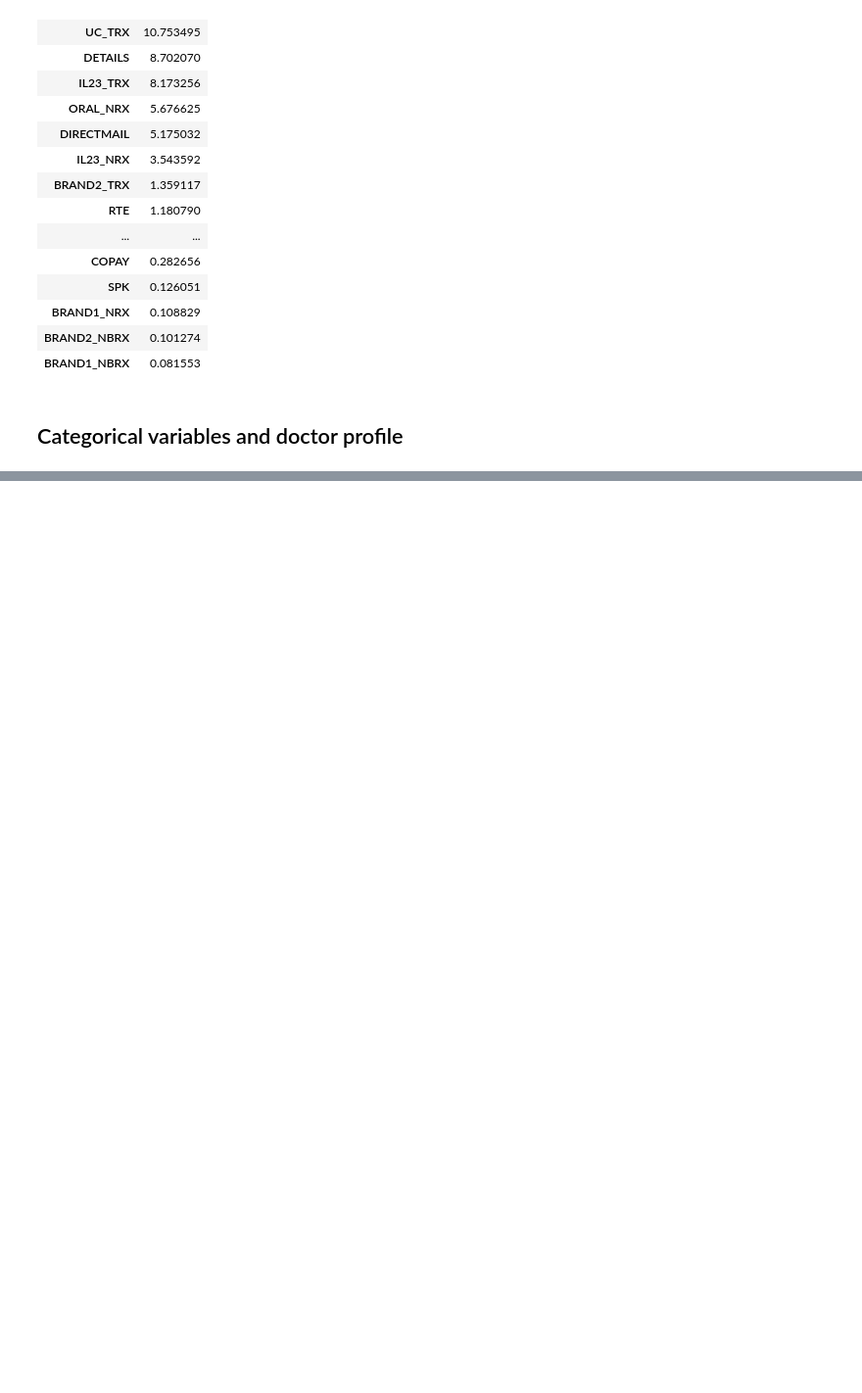
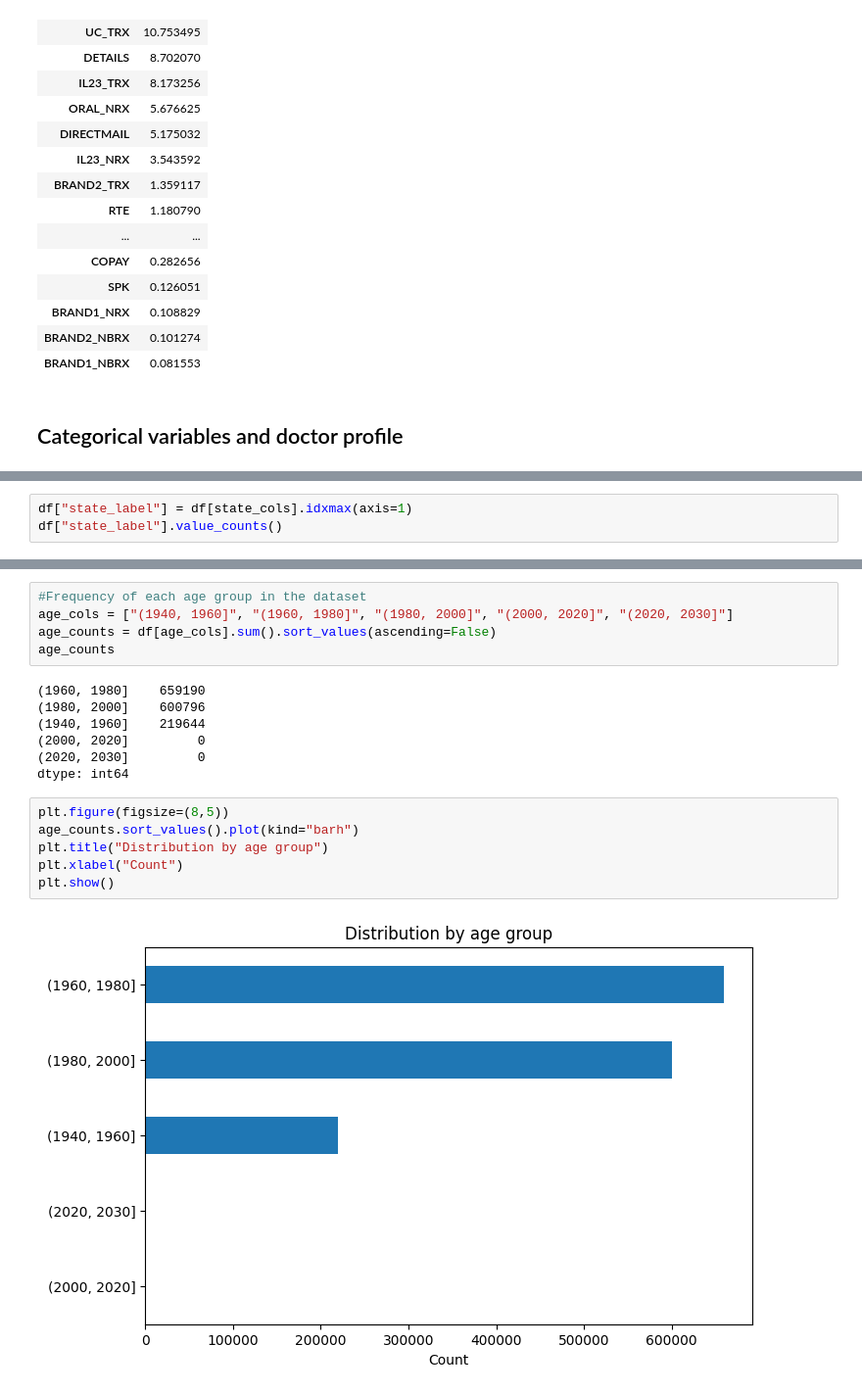
Before and after one commit to david-bazalduaa/Pfizer-segmentation-Ulcerative-Colitis, a Jupyter notebook: EDA_Omar.ipynb, the cells around one changed output, grey strips where cells are left out. Shown at 98% size. Cells and saved outputs as stored; diff of their text form; blank space fills up the shorter version.

```diff
--- a/EDA_Omar.ipynb
+++ b/EDA_Omar.ipynb
@@ -436,0 +494,3 @@ outlier_summary
+# %%
+df["state_label"] = df[state_cols].idxmax(axis=1)
+df["state_label"].value_counts()
@@ -436,0 +509,20 @@ outlier_summary
+# %%
+#Frequency of each age group in the dataset
+age_cols = ["(1940, 1960]", "(1960, 1980]", "(1980, 2000]", "(2000, 2020]", "(2020, 2030]"]
+age_counts = df[age_cols].sum().sort_values(ascending=False)
+age_counts
+# %% [output]
+(1960, 1980]    659190
+(1980, 2000]    600796
+(1940, 1960]    219644
+(2000, 2020]         0
+(2020, 2030]         0
+dtype: int64
+# %%
+plt.figure(figsize=(8,5))
+age_counts.sort_values().plot(kind="barh")
+plt.title("Distribution by age group")
+plt.xlabel("Count")
+plt.show()
+# %% [output]
+[figure, added]
```
Also changed, not shown: parts of 40 cells of this notebook.
